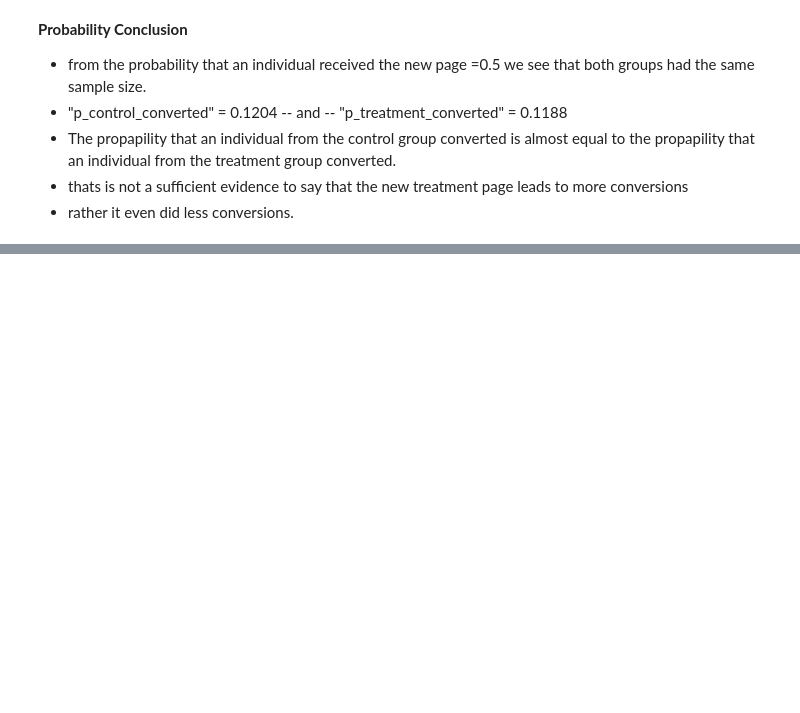
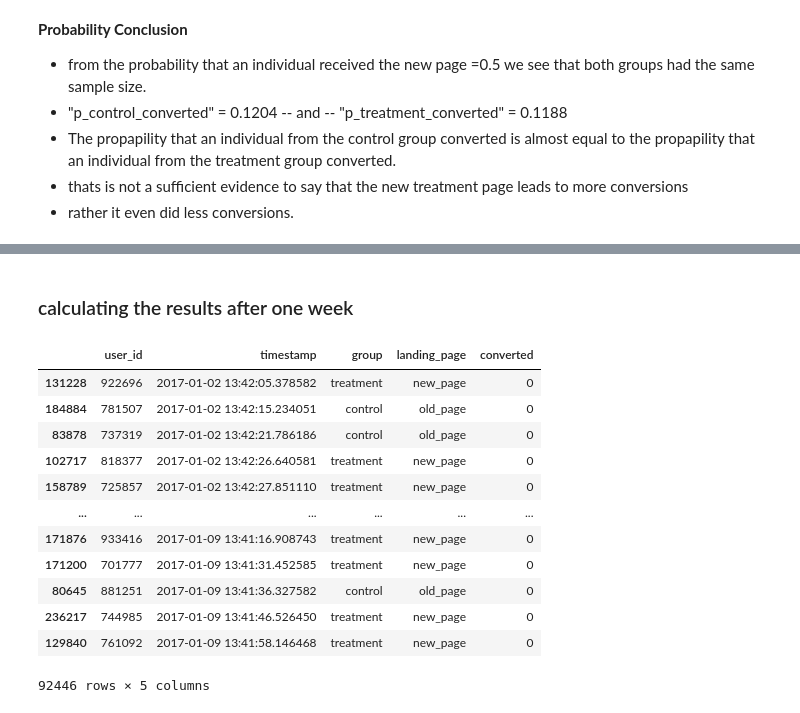
Before and after one commit to Amr-elwetaidy/Analyze_A-B_Test_Results, a Jupyter notebook: Analyze_ab_test_results_notebook.ipynb, the cells around one changed output, grey strips where cells are left out. Drawn from its saved outputs; the diff is of its cells as text; code cells hidden in the pictures; blank space fills up the shorter version.

```diff
--- a/Analyze_ab_test_results_notebook.ipynb
+++ b/Analyze_ab_test_results_notebook.ipynb
@@ -152,0 +172,3 @@ obs_diff = p_treat_converted - p_control_converted
+# %%
+# sorting the data by timestamp so we can track the experiment progress
+df2.sort_values(by='timestamp', ascending=True, inplace=True)
@@ -152,0 +182,23 @@ obs_diff = p_treat_converted - p_control_converted
+# %% [markdown]
+### calculating the results after one week
+# %%
+week1_prior =  df2['timestamp'].min() + timedelta(weeks=1)
+# %%
+# extracting the data of the first week
+week1_df = df2[df2['timestamp'] <= week1_prior]
+# %%
+week1_df
+# %% [output]
+|  | user_id | timestamp | group | landing_page | converted |
+| 131228 | 922696 | 2017-01-02 13:42:05.378582 | treatment | new_page | 0 |
+| 184884 | 781507 | 2017-01-02 13:42:15.234051 | control | old_page | 0 |
+| 83878 | 737319 | 2017-01-02 13:42:21.786186 | control | old_page | 0 |
+| 102717 | 818377 | 2017-01-02 13:42:26.640581 | treatment | new_page | 0 |
+| 158789 | 725857 | 2017-01-02 13:42:27.851110 | treatment | new_page | 0 |
+| ... | ... | ... | ... | ... | ... |
+| 171876 | 933416 | 2017-01-09 13:41:16.908743 | treatment | new_page | 0 |
+| 171200 | 701777 | 2017-01-09 13:41:31.452585 | treatment | new_page | 0 |
+| 80645 | 881251 | 2017-01-09 13:41:36.327582 | control | old_page | 0 |
+| 236217 | 744985 | 2017-01-09 13:41:46.526450 | treatment | new_page | 0 |
+| 129840 | 761092 | 2017-01-09 13:41:58.146468 | treatment | new_page | 0 |
+92446 rows × 5 columns
```
Also changed, not shown: parts of 47 cells of this notebook.
